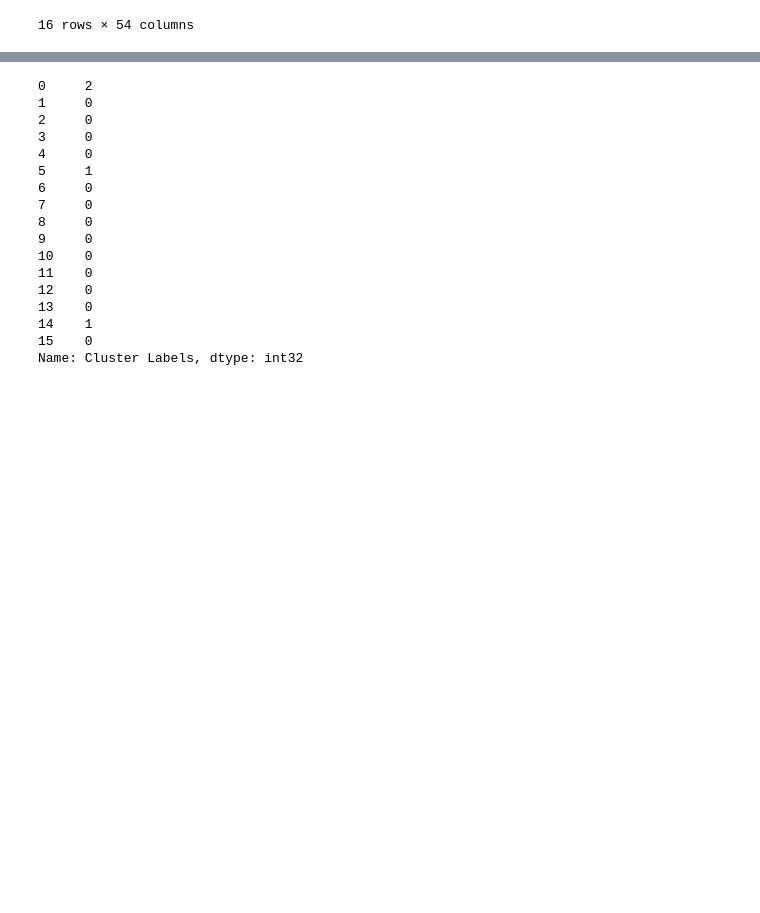
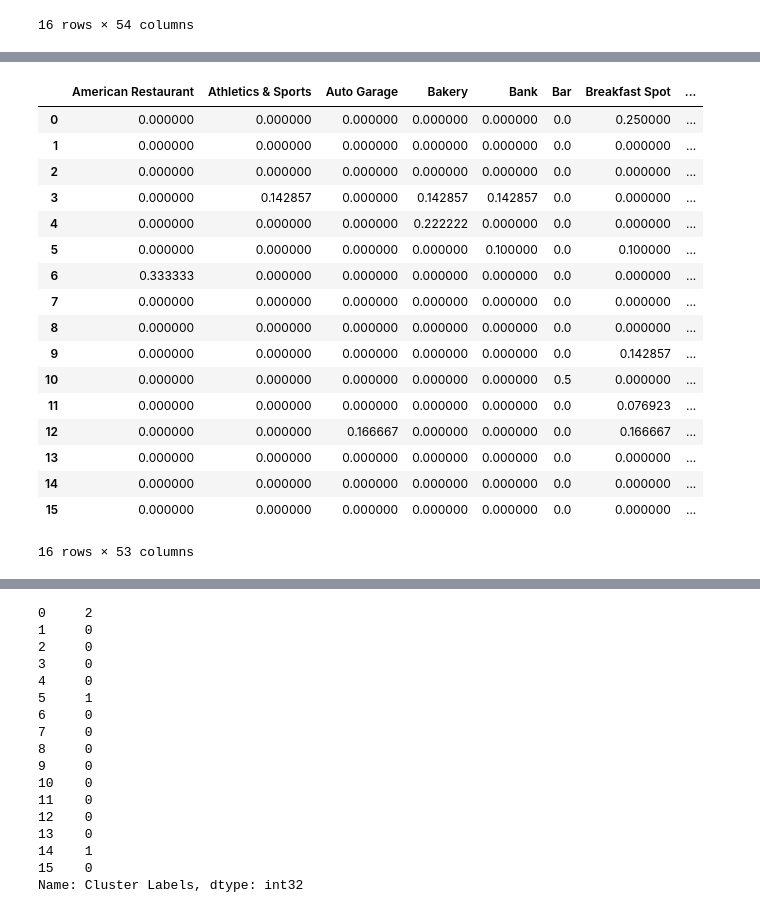
Before and after one commit to doneboat/Capstone-Project, a Jupyter notebook: Assignment1_3.ipynb, the cells around one changed output, grey strips where cells are left out. Saved outputs shown, nothing was run; the diff lists cells and outputs as text; code cells hidden in the pictures; blank space fills up the shorter version.

```diff
--- a/Assignment1_3.ipynb
+++ b/Assignment1_3.ipynb
@@ -287,6 +287,27 @@ kclusters = 3
 scarb_grouped_clustering = scarb_grouped.drop('Neighborhood', 1)
 # run k-means clustering
 kmeans = KMeans(n_clusters=kclusters, random_state=0).fit(scarb_grouped_clustering)
+# %%
+scarb_grouped_clustering
+# %% [output]
+|  | American Restaurant | Athletics & Sports | Auto Garage | Bakery | Bank | Bar | Breakfast Spot | ... |
+| 0 | 0.000000 | 0.000000 | 0.000000 | 0.000000 | 0.000000 | 0.0 | 0.250000 | ... |
+| 1 | 0.000000 | 0.000000 | 0.000000 | 0.000000 | 0.000000 | 0.0 | 0.000000 | ... |
+| 2 | 0.000000 | 0.000000 | 0.000000 | 0.000000 | 0.000000 | 0.0 | 0.000000 | ... |
+| 3 | 0.000000 | 0.142857 | 0.000000 | 0.142857 | 0.142857 | 0.0 | 0.000000 | ... |
+| 4 | 0.000000 | 0.000000 | 0.000000 | 0.222222 | 0.000000 | 0.0 | 0.000000 | ... |
+| 5 | 0.000000 | 0.000000 | 0.000000 | 0.000000 | 0.100000 | 0.0 | 0.100000 | ... |
+| 6 | 0.333333 | 0.000000 | 0.000000 | 0.000000 | 0.000000 | 0.0 | 0.000000 | ... |
+| 7 | 0.000000 | 0.000000 | 0.000000 | 0.000000 | 0.000000 | 0.0 | 0.000000 | ... |
+| 8 | 0.000000 | 0.000000 | 0.000000 | 0.000000 | 0.000000 | 0.0 | 0.000000 | ... |
+| 9 | 0.000000 | 0.000000 | 0.000000 | 0.000000 | 0.000000 | 0.0 | 0.142857 | ... |
+| 10 | 0.000000 | 0.000000 | 0.000000 | 0.000000 | 0.000000 | 0.5 | 0.000000 | ... |
+| 11 | 0.000000 | 0.000000 | 0.000000 | 0.000000 | 0.000000 | 0.0 | 0.076923 | ... |
+| 12 | 0.000000 | 0.000000 | 0.166667 | 0.000000 | 0.000000 | 0.0 | 0.166667 | ... |
+| 13 | 0.000000 | 0.000000 | 0.000000 | 0.000000 | 0.000000 | 0.0 | 0.000000 | ... |
+| 14 | 0.000000 | 0.000000 | 0.000000 | 0.000000 | 0.000000 | 0.0 | 0.000000 | ... |
+| 15 | 0.000000 | 0.000000 | 0.000000 | 0.000000 | 0.000000 | 0.0 | 0.000000 | ... |
+16 rows × 53 columns
 # %%
 scarb_merged = scarborough_data
 
```
Also changed, not shown: 2 other files.
